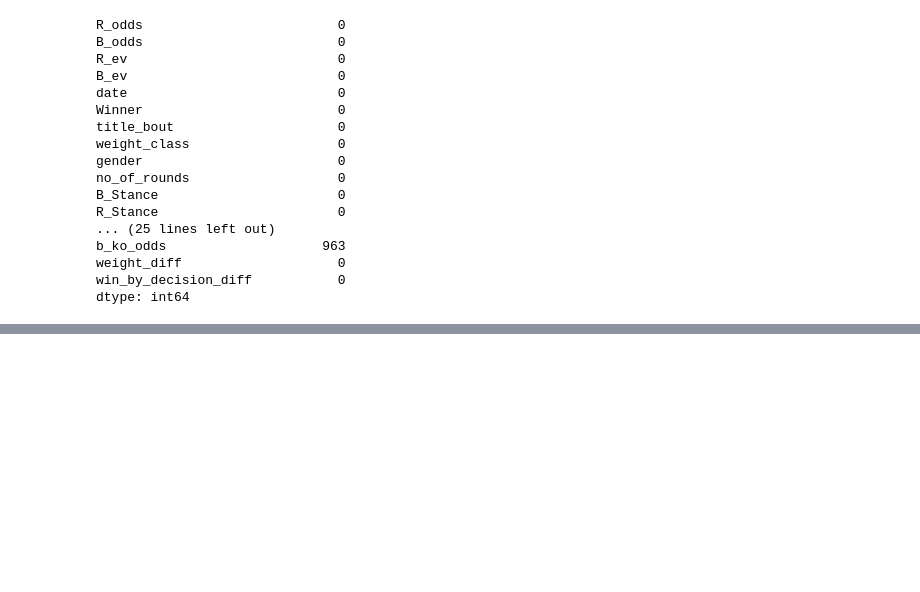
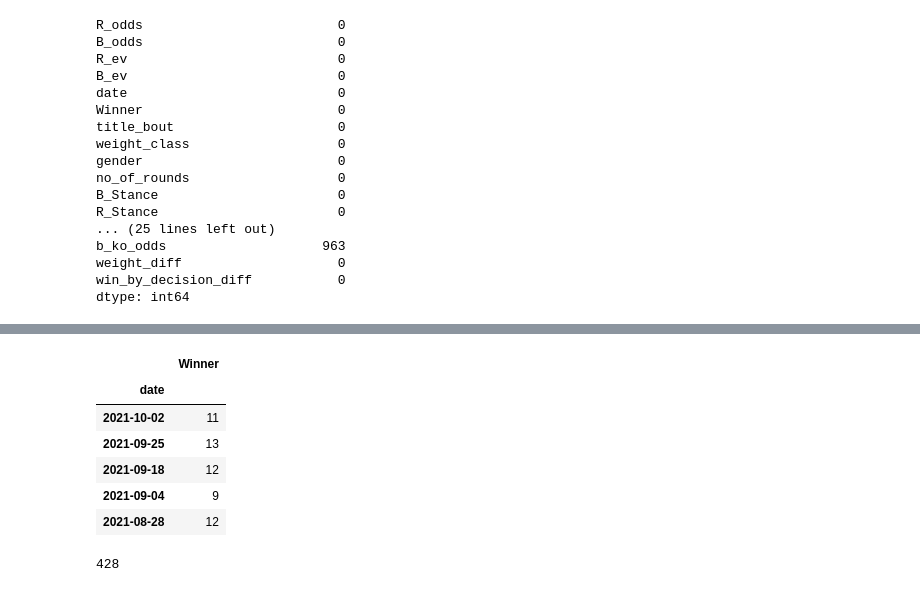
Before and after one commit to LazarAdamovic/UFC-fight-predictor, a Jupyter notebook: Attempt_2/models.ipynb, the cells around one changed output, grey strips where cells are left out. Cells and saved outputs as stored; diff of their text form; code cells hidden in the pictures; blank space fills up the shorter version.

```diff
--- a/Attempt_2/models.ipynb
+++ b/Attempt_2/models.ipynb
@@ -79,0 +114,14 @@ temp
+# %%
+b_df[['date','Winner']].groupby('date').count().sort_index(ascending=False).head()
+# %% [output]
+|  | Winner |
+| date |  |
+| 2021-10-02 | 11 |
+| 2021-09-25 | 13 |
+| 2021-09-18 | 12 |
+| 2021-09-04 | 9 |
+| 2021-08-28 | 12 |
+# %%
+b_df[['date','Winner']].groupby('date').count().size
+# %% [output]
+428
```
Also changed, not shown: parts of 16 cells of this notebook, 1 other file.
